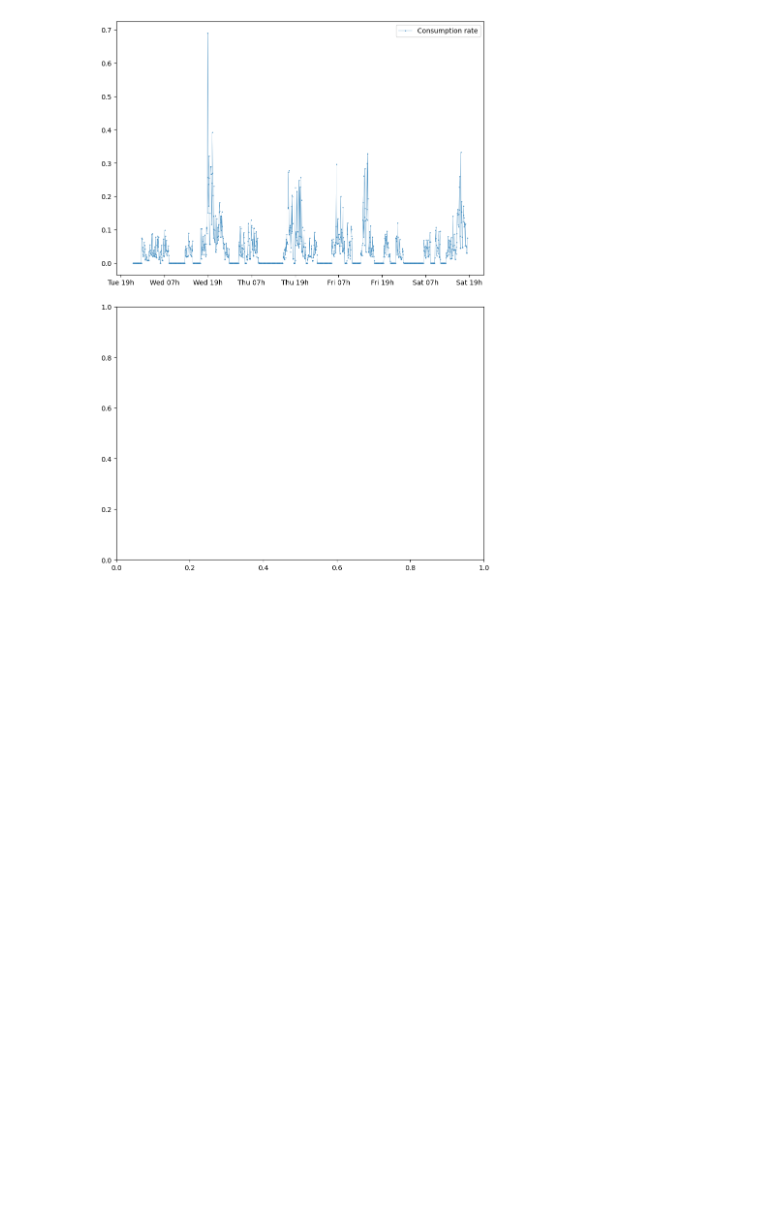
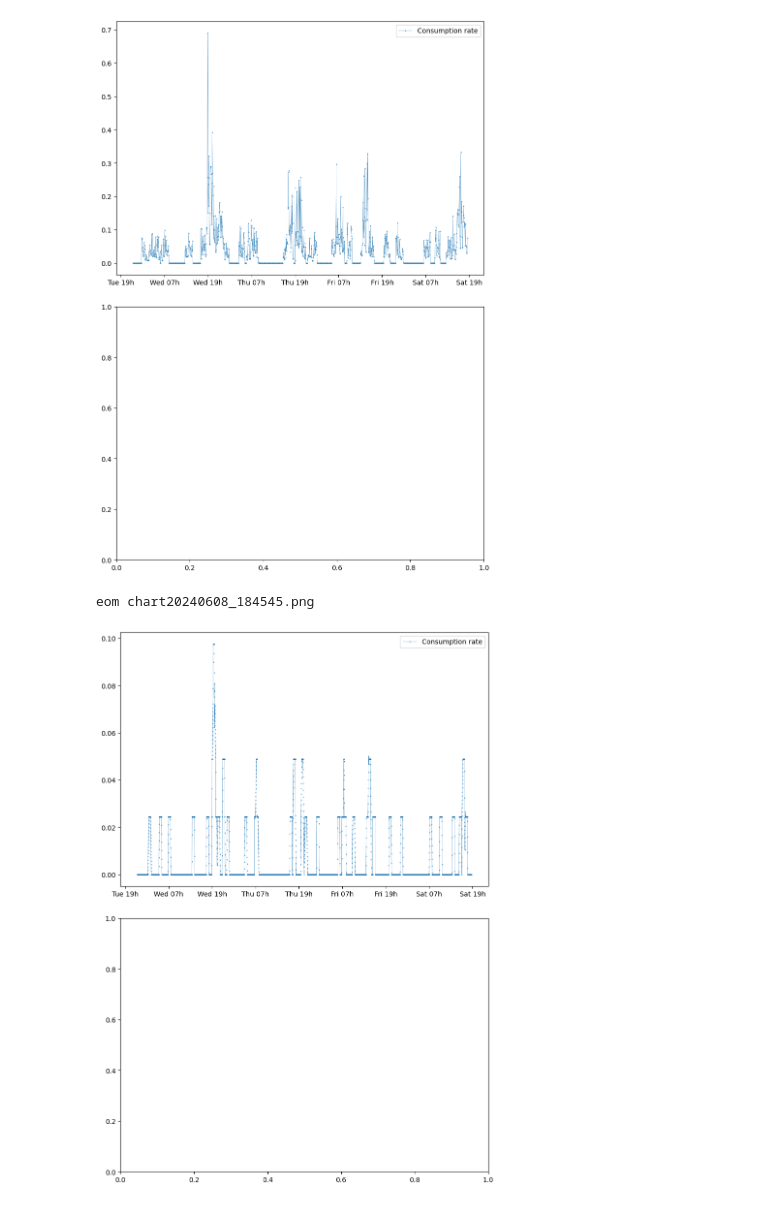
Before and after one commit to tomviolin/rtl433, a Jupyter notebook: Untitled1.ipynb, the cells around one changed output. Saved outputs shown, nothing was run; the diff lists cells and outputs as text; code cells hidden in the pictures; blank space fills up the shorter version.

```diff
--- a/Untitled1.ipynb
+++ b/Untitled1.ipynb
@@ -33,3 +33,8 @@ run graphit.py
 # %% [output]
 eom chart20240608_183408.png
 [figure]
+# %%
+run graphit.py
+# %% [output]
+eom chart20240608_184545.png
+[figure, added]
```
Also changed, not shown: parts of 3 cells of this notebook, 7 other files.
